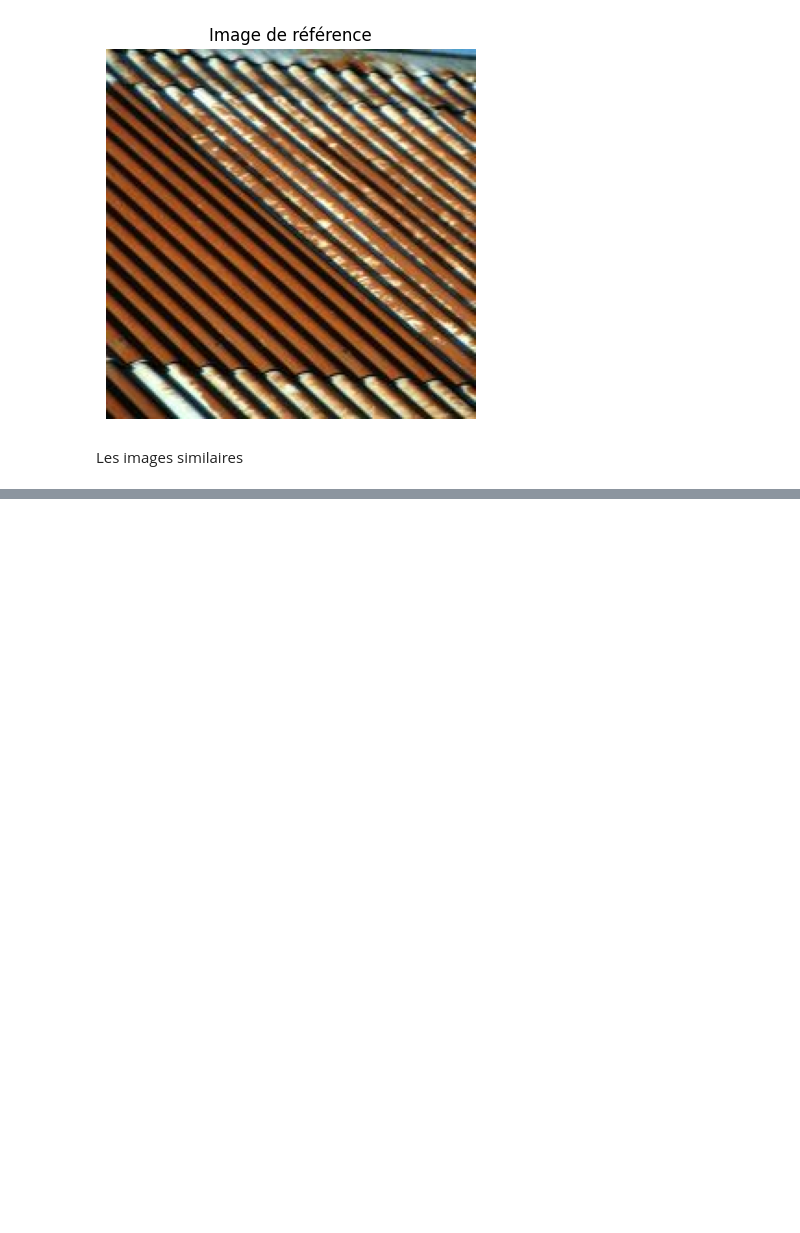
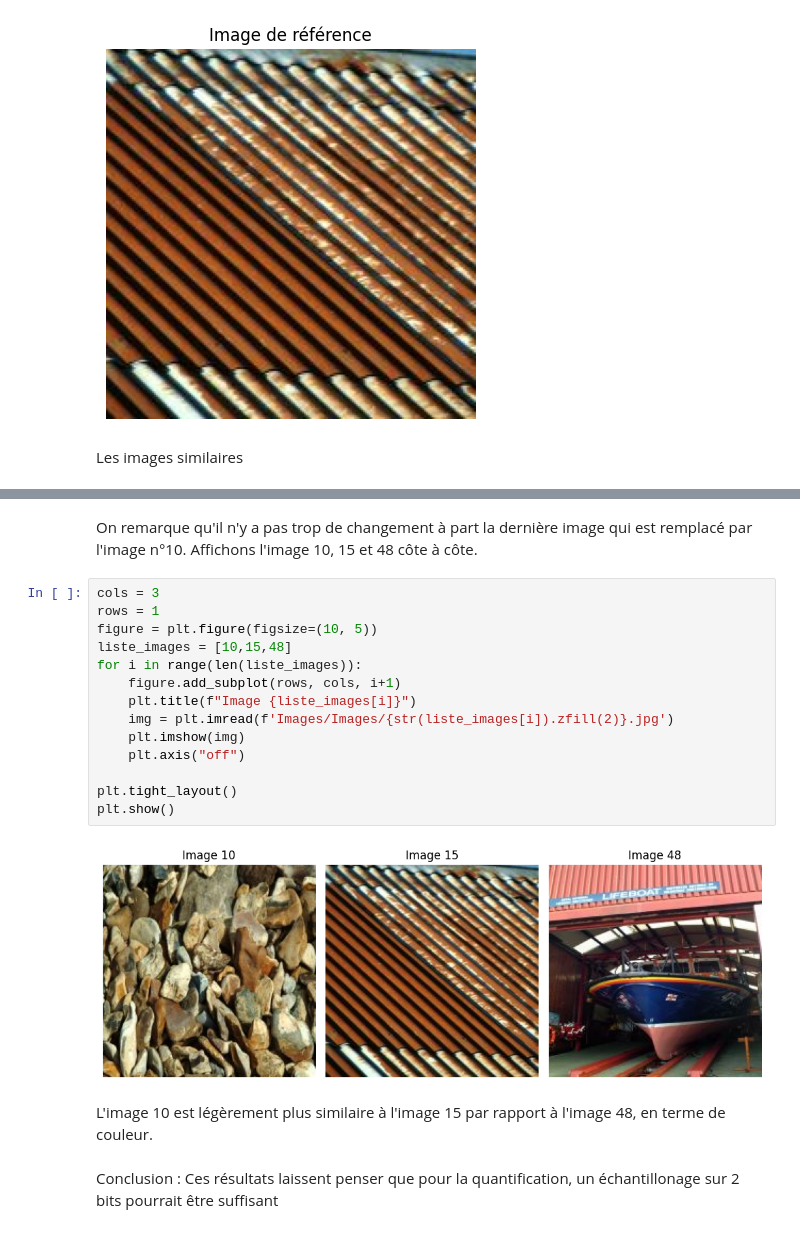
Before and after one commit to kkodjovi/Indexation-d-images-par-la-couleur, a Jupyter notebook: Indexation_couleur.ipynb, the cells around one changed output, grey strips where cells are left out. Drawn from its saved outputs; the diff is of its cells as text; blank space fills up the shorter version.

```diff
--- a/Indexation_couleur.ipynb
+++ b/Indexation_couleur.ipynb
@@ -202,0 +310,22 @@ L'image la plus similaire, l'image 13 est très similaire à l'image 15. Il s'ag
+# %% [markdown]
+On remarque qu'il n'y a pas trop de changement à part la dernière image qui est remplacé par l'image n°10. Affichons l'image 10, 15 et 48 côte à côte.
+# %%
+cols = 3
+rows = 1
+figure = plt.figure(figsize=(10, 5))
+liste_images = [10,15,48]
+for i in range(len(liste_images)):
+    figure.add_subplot(rows, cols, i+1)
+    plt.title(f"Image {liste_images[i]}")
+    img = plt.imread(f'Images/Images/{str(liste_images[i]).zfill(2)}.jpg')
+    plt.imshow(img)
+    plt.axis("off")
+
+plt.tight_layout()
+plt.show()
+# %% [output]
+[figure, added]
+# %% [markdown]
+ L'image 10 est légèrement plus similaire à l'image 15 par rapport à l'image 48, en terme de couleur.
+# %% [markdown]
+Conclusion : Ces résultats laissent penser que pour la quantification, un échantillonage sur 2 bits pourrait être suffisant
```
Also changed, not shown: parts of 12 cells of this notebook.
